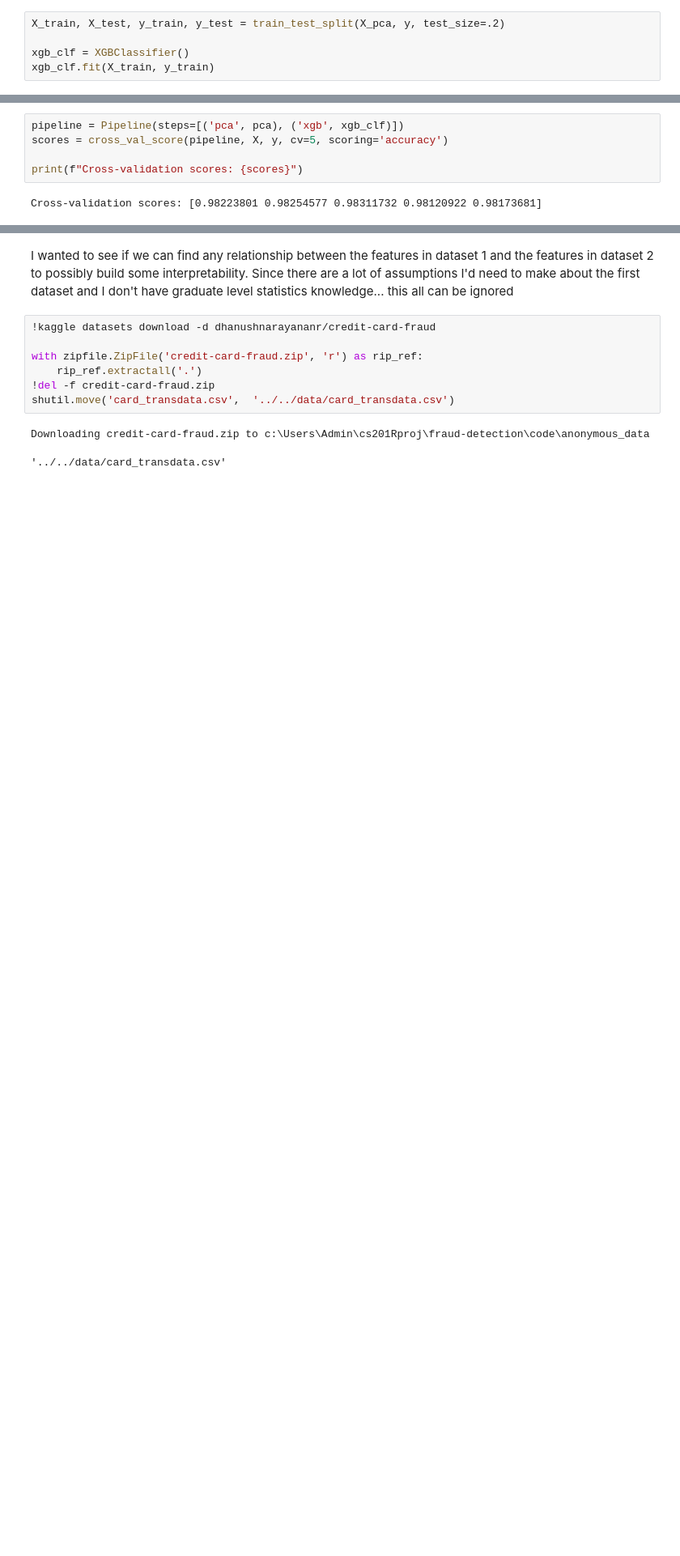
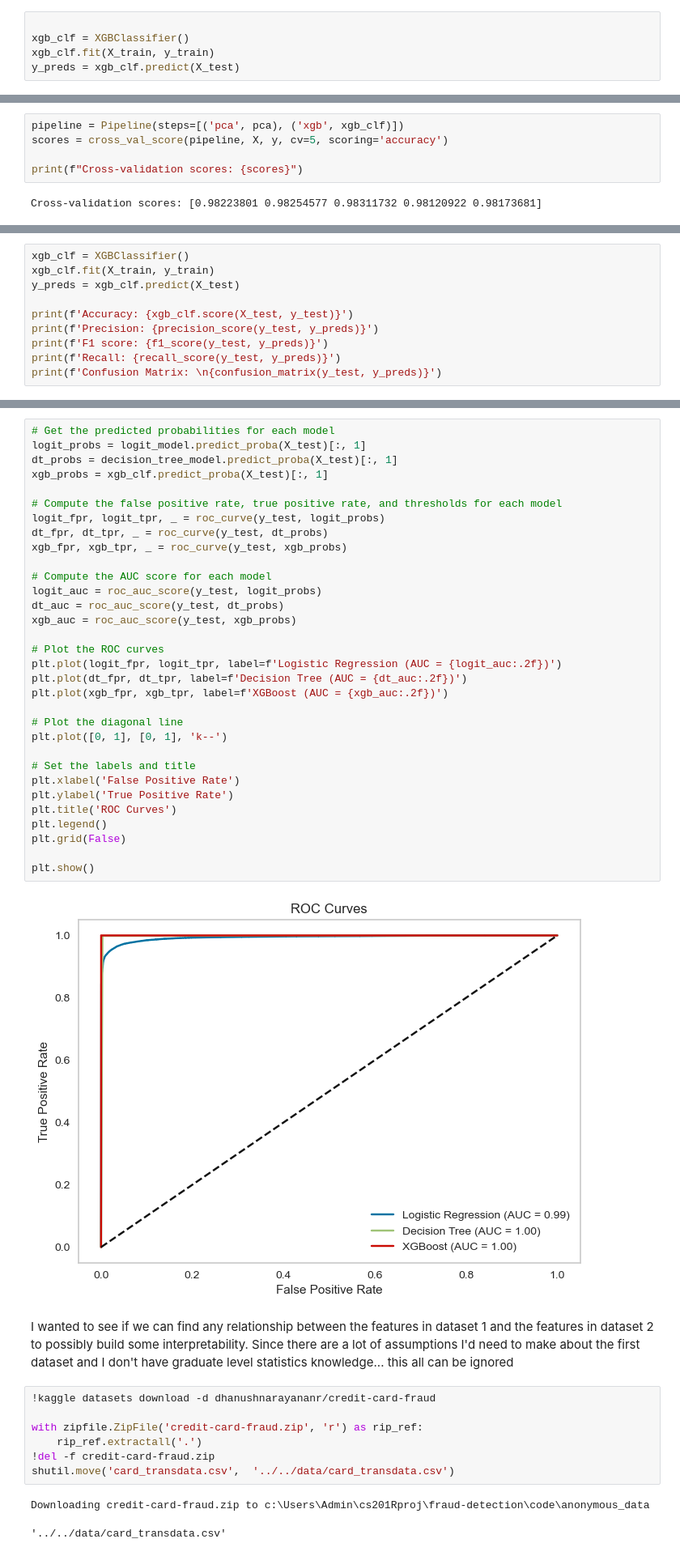
Before and after one commit to brayway05/fraud-detection, a Jupyter notebook: code/anonymous_data/extra_testing.ipynb, the cells around one changed output, grey strips where cells are left out. Shown: that part at 81% size. Cells and saved outputs as stored; diff of their text form; blank space fills up the shorter version.

```diff
--- a/code/anonymous_data/extra_testing.ipynb
+++ b/code/anonymous_data/extra_testing.ipynb
@@ -57,5 +121,5 @@ X_pca.shape[1]
 # %%
-X_train, X_test, y_train, y_test = train_test_split(X_pca, y, test_size=.2)
 
 xgb_clf = XGBClassifier()
 xgb_clf.fit(X_train, y_train)
+y_preds = xgb_clf.predict(X_test)
@@ -106,0 +202,10 @@ XGB Feature importances: [0.7903977  0.02840515 0.03956066 0.1121418  0.02949468
+# %%
+xgb_clf = XGBClassifier()
+xgb_clf.fit(X_train, y_train)
+y_preds = xgb_clf.predict(X_test)
+
+print(f'Accuracy: {xgb_clf.score(X_test, y_test)}')
+print(f'Precision: {precision_score(y_test, y_preds)}')
+print(f'F1 score: {f1_score(y_test, y_preds)}')
+print(f'Recall: {recall_score(y_test, y_preds)}')
+print(f'Confusion Matrix: \n{confusion_matrix(y_test, y_preds)}')
@@ -132,3 +240,37 @@ plt.show()
+# %%
+# Get the predicted probabilities for each model
+logit_probs = logit_model.predict_proba(X_test)[:, 1]
+dt_probs = decision_tree_model.predict_proba(X_test)[:, 1]
+xgb_probs = xgb_clf.predict_proba(X_test)[:, 1]
+
+# Compute the false positive rate, true positive rate, and thresholds for each model
+logit_fpr, logit_tpr, _ = roc_curve(y_test, logit_probs)
+dt_fpr, dt_tpr, _ = roc_curve(y_test, dt_probs)
+xgb_fpr, xgb_tpr, _ = roc_curve(y_test, xgb_probs)
+
+# Compute the AUC score for each model
+logit_auc = roc_auc_score(y_test, logit_probs)
+dt_auc = roc_auc_score(y_test, dt_probs)
+xgb_auc = roc_auc_score(y_test, xgb_probs)
+
+# Plot the ROC curves
+plt.plot(logit_fpr, logit_tpr, label=f'Logistic Regression (AUC = {logit_auc:.2f})')
+plt.plot(dt_fpr, dt_tpr, label=f'Decision Tree (AUC = {dt_auc:.2f})')
+plt.plot(xgb_fpr, xgb_tpr, label=f'XGBoost (AUC = {xgb_auc:.2f})')
+
+# Plot the diagonal line
+plt.plot([0, 1], [0, 1], 'k--')
+
+# Set the labels and title
+plt.xlabel('False Positive Rate')
+plt.ylabel('True Positive Rate')
+plt.title('ROC Curves')
+plt.legend()
+plt.grid(False)
+
+plt.show()
+# %% [output]
+[figure, added]
 # %% [markdown]
 I wanted to see if we can find any relationship between the features in dataset 1 and the features in dataset 2 to possibly build some interpretability.
 Since there are a lot of assumptions I'd need to make about the first dataset and I don't have graduate level statistics knowledge... this all can be ignored
```
Also changed, not shown: parts of 19 cells of this notebook, 20 other files.
